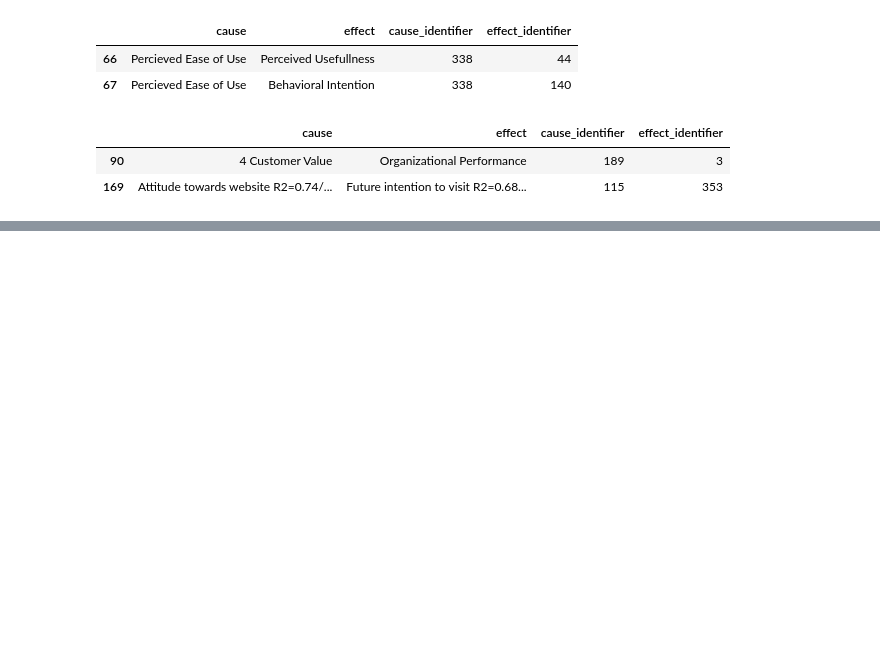
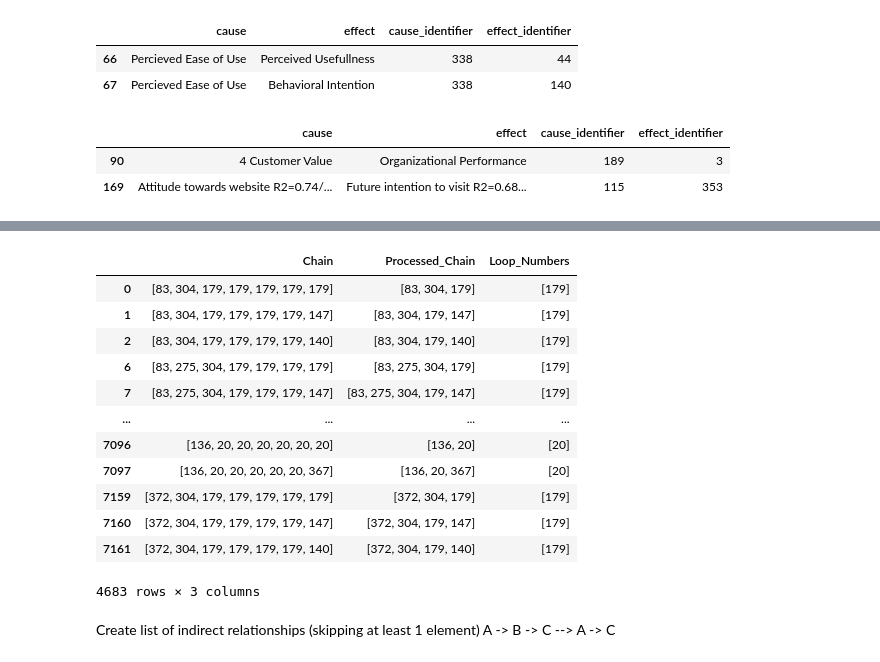
Before and after one commit to TimothyKusuma/Master-Thesis, a Jupyter notebook: ipynb_notebooks/inference_degrees.ipynb, the cells around one changed output, grey strips where cells are left out. Saved outputs shown, nothing was run; the diff lists cells and outputs as text; code cells hidden in the pictures; blank space fills up the shorter version.

```diff
--- a/ipynb_notebooks/inference_degrees.ipynb
+++ b/ipynb_notebooks/inference_degrees.ipynb
@@ -253,0 +399,18 @@ difference_df
+# %%
+# Remove chains that are just a single element
+chain_filtered = chain[chain['Processed_Chain'].apply(len) > 1]
+chain_filtered
+# %% [output]
+|  | Chain | Processed_Chain | Loop_Numbers |
+| 0 | [83, 304, 179, 179, 179, 179, 179] | [83, 304, 179] | [179] |
+| 1 | [83, 304, 179, 179, 179, 179, 147] | [83, 304, 179, 147] | [179] |
+| 2 | [83, 304, 179, 179, 179, 179, 140] | [83, 304, 179, 140] | [179] |
+| 6 | [83, 275, 304, 179, 179, 179, 179] | [83, 275, 304, 179] | [179] |
+| 7 | [83, 275, 304, 179, 179, 179, 147] | [83, 275, 304, 179, 147] | [179] |
+| ... | ... | ... | ... |
+| 7096 | [136, 20, 20, 20, 20, 20, 20] | [136, 20] | [20] |
+| 7097 | [136, 20, 20, 20, 20, 20, 367] | [136, 20, 367] | [20] |
+| 7159 | [372, 304, 179, 179, 179, 179, 179] | [372, 304, 179] | [179] |
+| 7160 | [372, 304, 179, 179, 179, 179, 147] | [372, 304, 179, 147] | [179] |
+| 7161 | [372, 304, 179, 179, 179, 179, 140] | [372, 304, 179, 140] | [179] |
+4683 rows × 3 columns
@@ -253,0 +419,3 @@ difference_df
+# %% [markdown]
+Create list of indirect relationships (skipping at least 1 element)
+A -> B -> C --> A -> C
```
Also changed, not shown: parts of 12 cells of this notebook, 4 other files.
